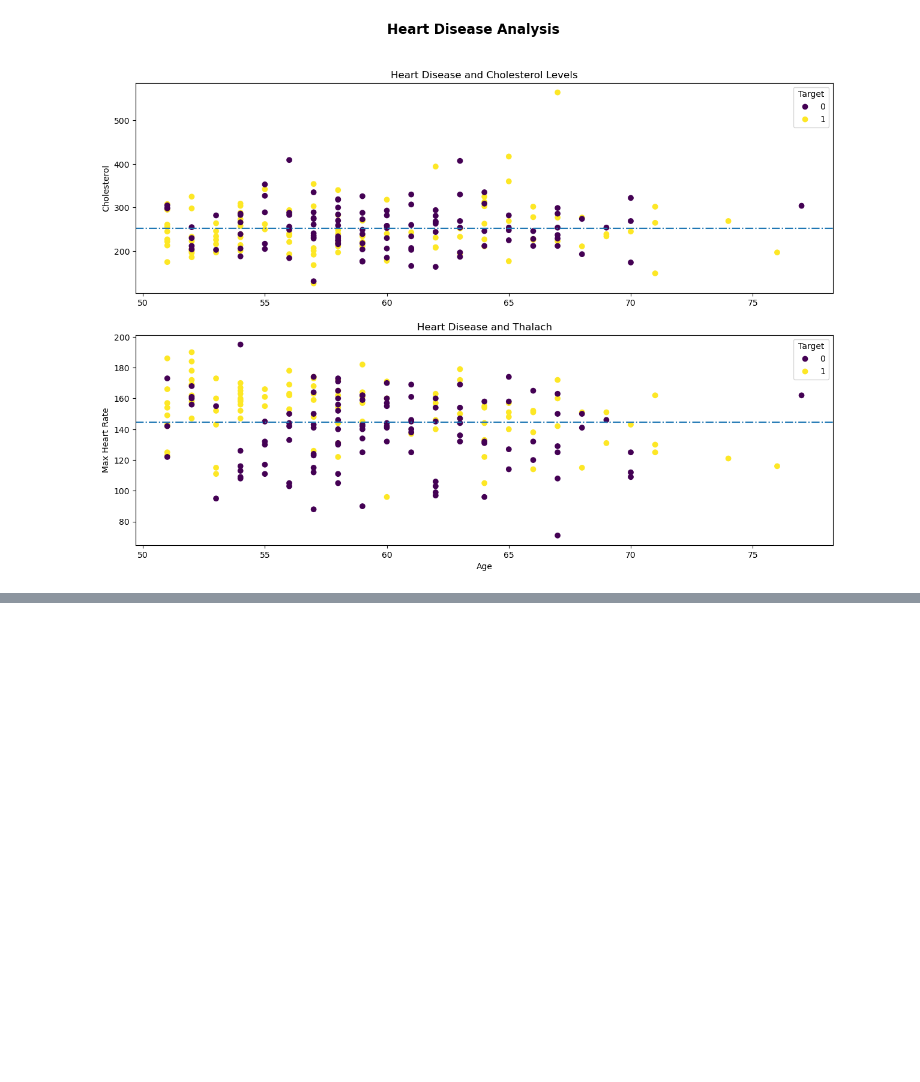
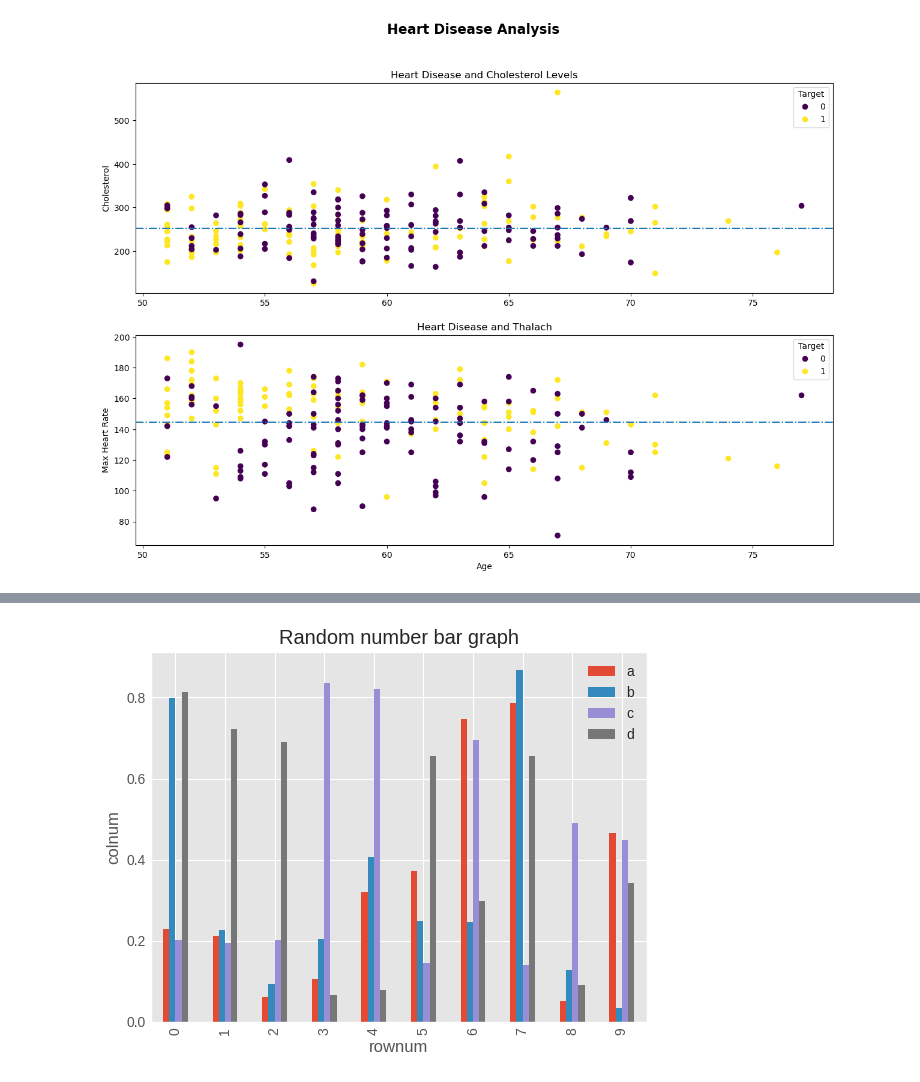
Before and after one commit to SmayanKulkarni/AI-and-ML-Course, a Jupyter notebook: sample_project/introduction-to-matplotlib.ipynb, the cells around one changed output, grey strips where cells are left out. Saved outputs shown, nothing was run; the diff lists cells and outputs as text; code cells hidden in the pictures; blank space fills up the shorter version.

```diff
--- a/sample_project/introduction-to-matplotlib.ipynb
+++ b/sample_project/introduction-to-matplotlib.ipynb
@@ -446,0 +503,4 @@ Text(0.5, 0.98, 'Heart Disease Analysis')
+# %%
+#Create some data
+x = np.random.rand(10,4)
+df = pd.DataFrame(x, columns=['a','b','c','d'])
@@ -446,0 +521,8 @@ Text(0.5, 0.98, 'Heart Disease Analysis')
+# %%
+ax = df.plot(kind='bar')
+ax.set(title="Random number bar graph",
+       xlabel="rownum",
+       ylabel="colnum")
+ax.legend().set_visible(True)
+# %% [output]
+[figure, added]
```
Also changed, not shown: parts of 17 cells of this notebook.
